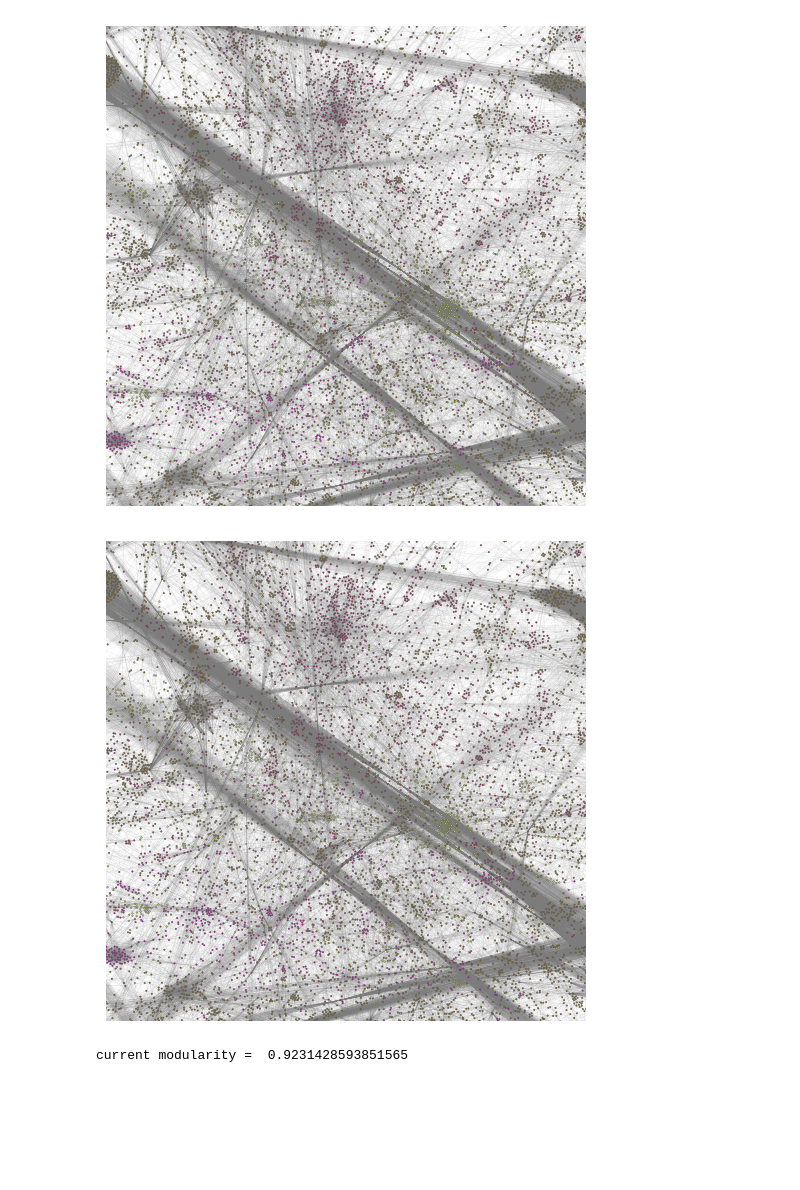
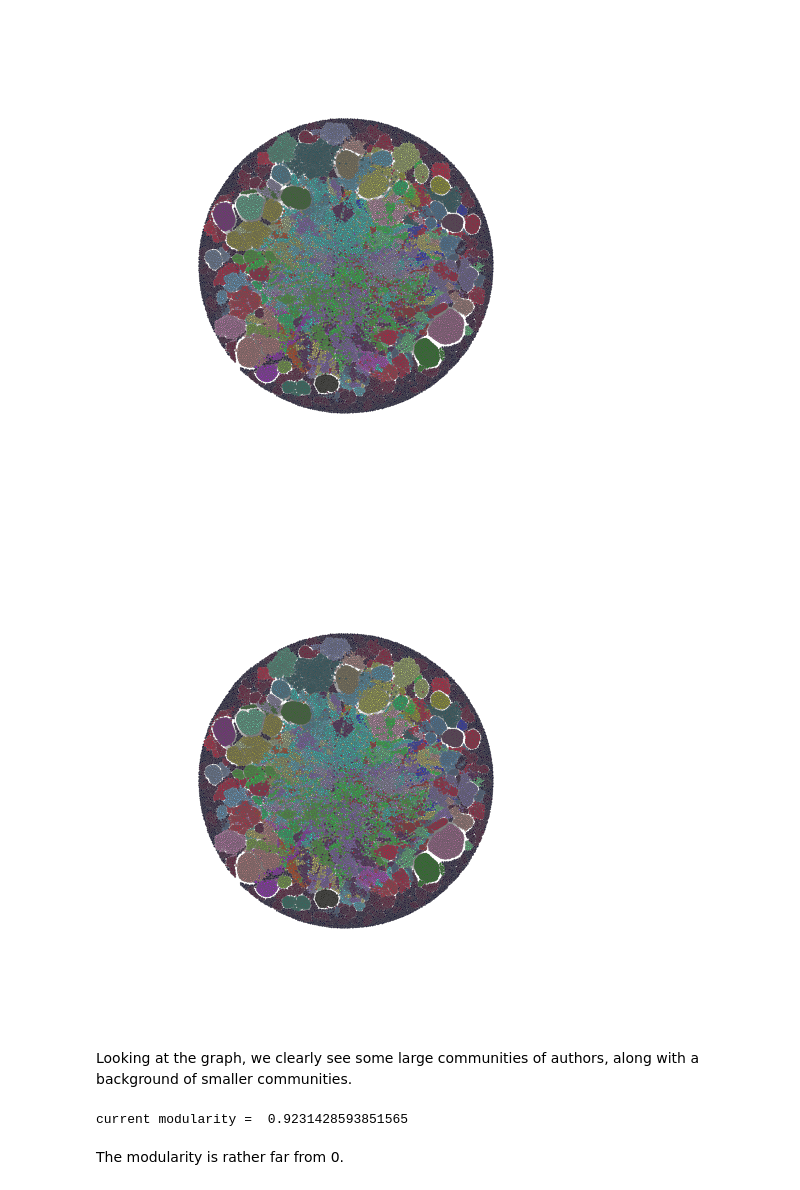
Before and after one commit to FabianScott/ComSoc, a Jupyter notebook: Week_8/graph_clustering_2.ipynb, the cells around one changed output. Drawn from its saved outputs; the diff is of its cells as text; code cells hidden in the pictures; blank space fills up the shorter version.

```diff
--- a/Week_8/graph_clustering_2.ipynb
+++ b/Week_8/graph_clustering_2.ipynb
@@ -45,7 +56,7 @@ nx.set_node_attributes(G, partition_dict, 'group')
 # %%
-network, config = nw.visualize(G)
+network, config = nw.visualize(G, config={'zoom':0.6, 'node charge':-15, 'node gravity': 0.7})
 fig, ax = nw.draw_netwulf(network)
-plt.savefig('Graph_coloured')
+plt.savefig('Graph_coloured_')
 # %% [output]
-[figure, old version]
+[figure, new version]
-[figure, old version]
+[figure, new version]
@@ -112,0 +63,2 @@ def is_significantly_dif_from_zero(G, value):
+# %% [markdown]
+Looking at the graph, we clearly see some large communities of authors, along with a background of smaller communities.
@@ -116,2 +79,4 @@ is_significantly_dif_from_zero(G, modularity_from_current_communities)
 # %% [output]
 current modularity =  0.9231428593851565
+# %% [markdown]
+The modularity is rather far from 0.
```
Also changed, not shown: parts of 6 cells of this notebook, 3 other files.
